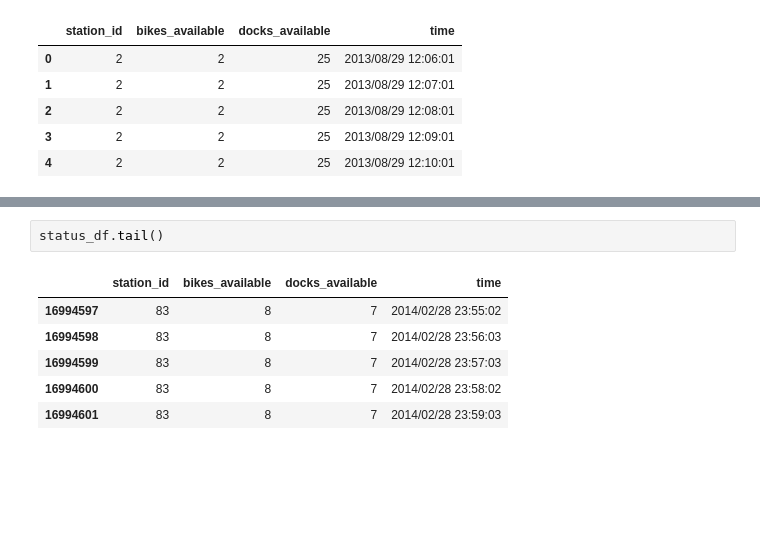
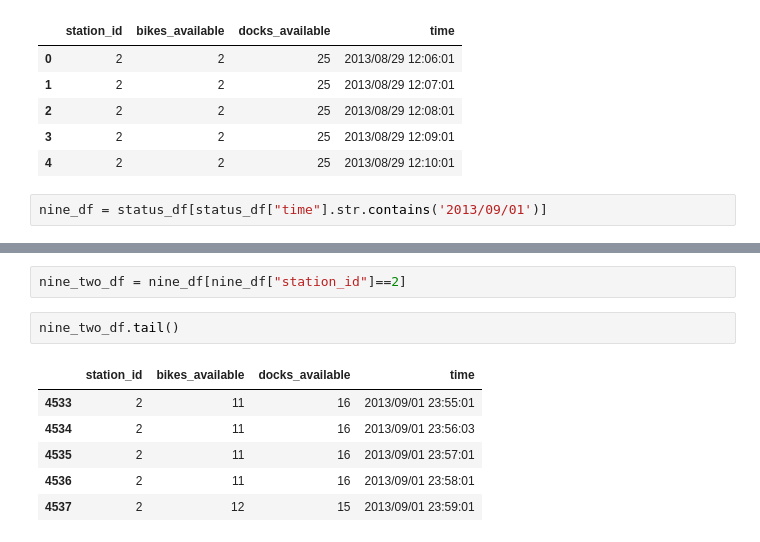
Before and after one commit to egusahiroaki/Jupyter_Sample, a Jupyter notebook: bikeshare.ipynb, the cells around one changed output, grey strips where cells are left out. Saved outputs shown, nothing was run; the diff lists cells and outputs as text; blank space fills up the shorter version.

```diff
--- a/bikeshare.ipynb
+++ b/bikeshare.ipynb
@@ -65,3 +91,5 @@ status_df.head()
 | 2 | 2 | 2 | 25 | 2013/08/29 12:08:01 |
 | 3 | 2 | 2 | 25 | 2013/08/29 12:09:01 |
 | 4 | 2 | 2 | 25 | 2013/08/29 12:10:01 |
+# %%
+nine_df = status_df[status_df["time"].str.contains('2013/09/01')]
@@ -68,9 +105,11 @@ status_df.head()
+# %%
+nine_two_df = nine_df[nine_df["station_id"]==2]
 # %%
-status_df.tail()
+nine_two_df.tail()
 # %% [output]
 |  | station_id | bikes_available | docks_available | time |
-| 16994597 | 83 | 8 | 7 | 2014/02/28 23:55:02 |
-| 16994598 | 83 | 8 | 7 | 2014/02/28 23:56:03 |
-| 16994599 | 83 | 8 | 7 | 2014/02/28 23:57:03 |
-| 16994600 | 83 | 8 | 7 | 2014/02/28 23:58:02 |
-| 16994601 | 83 | 8 | 7 | 2014/02/28 23:59:03 |
+| 4533 | 2 | 11 | 16 | 2013/09/01 23:55:01 |
+| 4534 | 2 | 11 | 16 | 2013/09/01 23:56:03 |
+| 4535 | 2 | 11 | 16 | 2013/09/01 23:57:01 |
+| 4536 | 2 | 11 | 16 | 2013/09/01 23:58:01 |
+| 4537 | 2 | 12 | 15 | 2013/09/01 23:59:01 |
```
Also changed, not shown: parts of 27 cells of this notebook, 2 other files.
